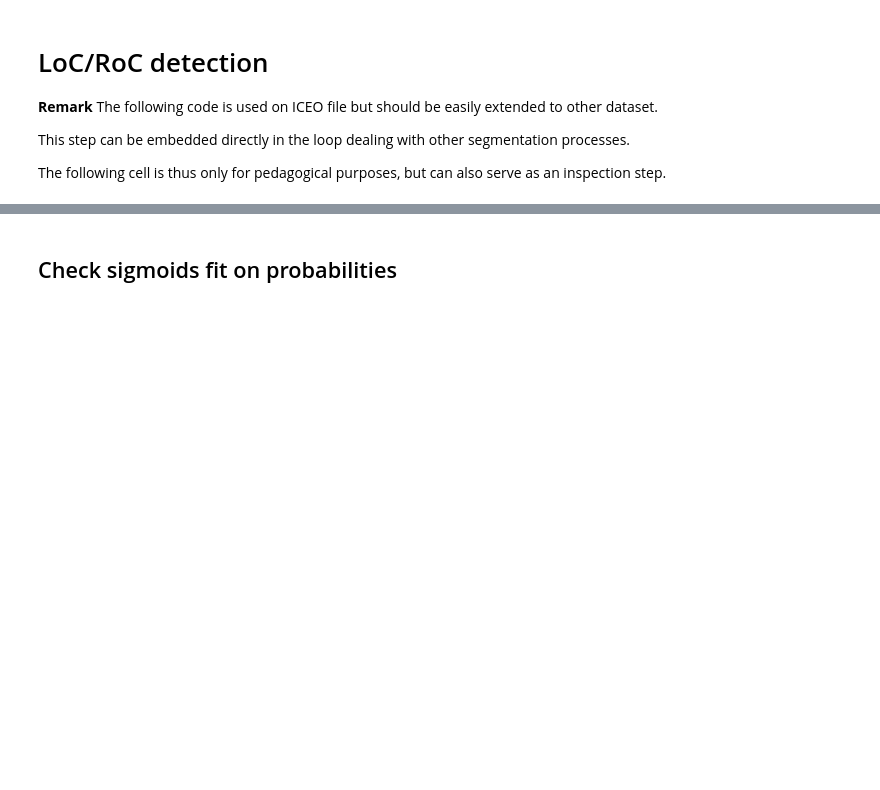
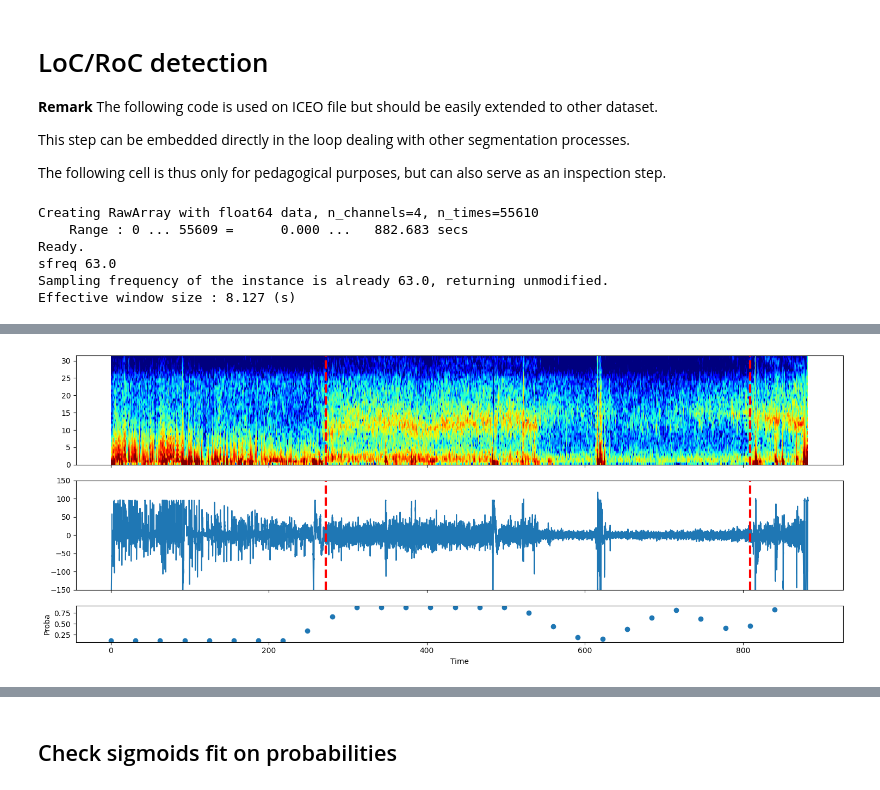
Before and after one commit to larib-data/boostlocroc, a Jupyter notebook: quickstart.ipynb, the cells around one changed output, grey strips where cells are left out. Drawn from its saved outputs; the diff is of its cells as text; code cells hidden in the pictures; blank space fills up the shorter version.

Commit message:
changing plot_spectrogram function to avoid redundancy

```diff
--- a/quickstart.ipynb
+++ b/quickstart.ipynb
@@ -12,7 +12,7 @@ import numpy as np
 from boost_loc_roc.LoC_RoC import *
 # %%
 # Here we load one EEG recording
-filename = 'data/raw/eeg_example.fif'
+filename = 'data/raw/example_eeg.fif'
 
-# load the raw file
+# load the raw filegit commit
 file_tmp = mne.io.read_raw_fif(filename)
@@ -52,4 +57,11 @@ if duration_sec > 5 * 60:
     time_loc, time_roc, t_proba, proba, tmp1, tmp2 = extract_loc_roc(file_tmp)
 
     # Visualize Spectrogram, EEG, and proba
-    plot_spectrogram(time_loc, time_roc, Fp2, Fs, time, t_proba, proba)
+    plot_spectrogram_proba(time_loc, time_roc, Fp2, Fs, time, t_proba, proba)
+# %% [output]
+Creating RawArray with float64 data, n_channels=4, n_times=55610
+    Range : 0 ... 55609 =      0.000 ...   882.683 secs
+Ready.
+sfreq 63.0
+Sampling frequency of the instance is already 63.0, returning unmodified.
+Effective window size : 8.127 (s)
@@ -55,0 +71 @@ if duration_sec > 5 * 60:
+[figure, added]
```
Also changed, not shown: parts of 4 cells of this notebook, 3 other files.
